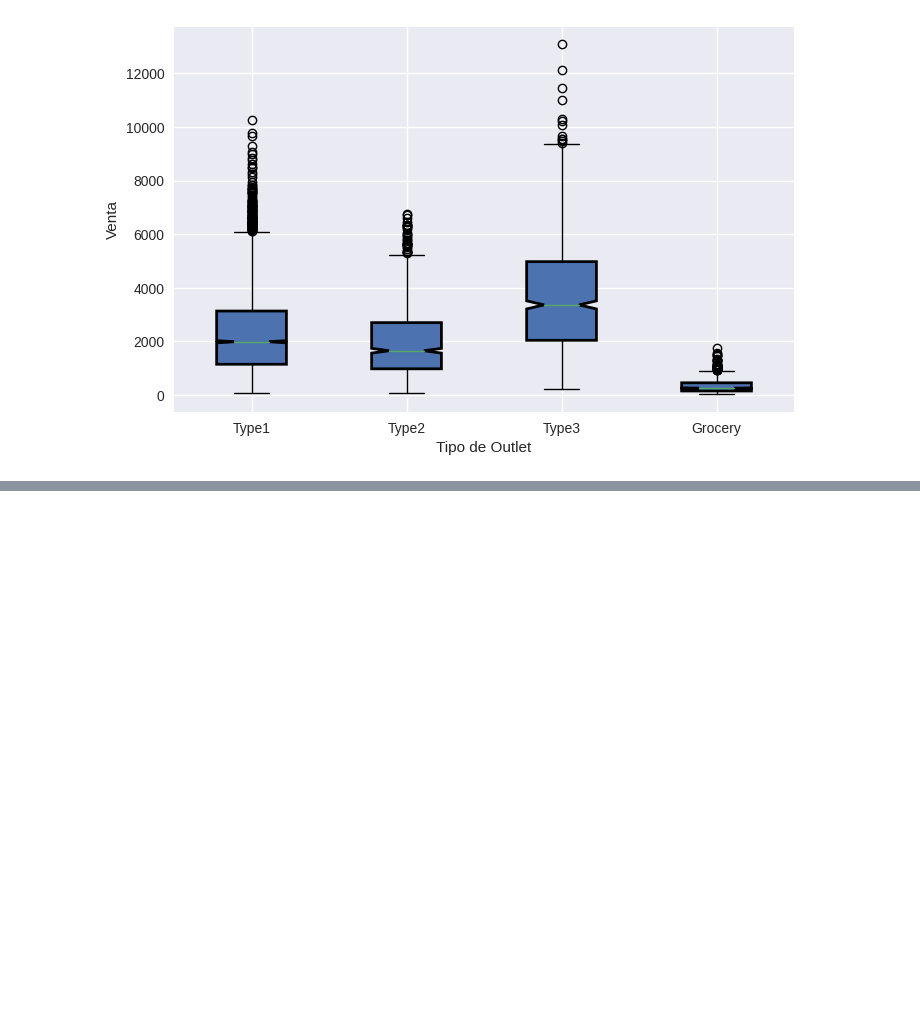
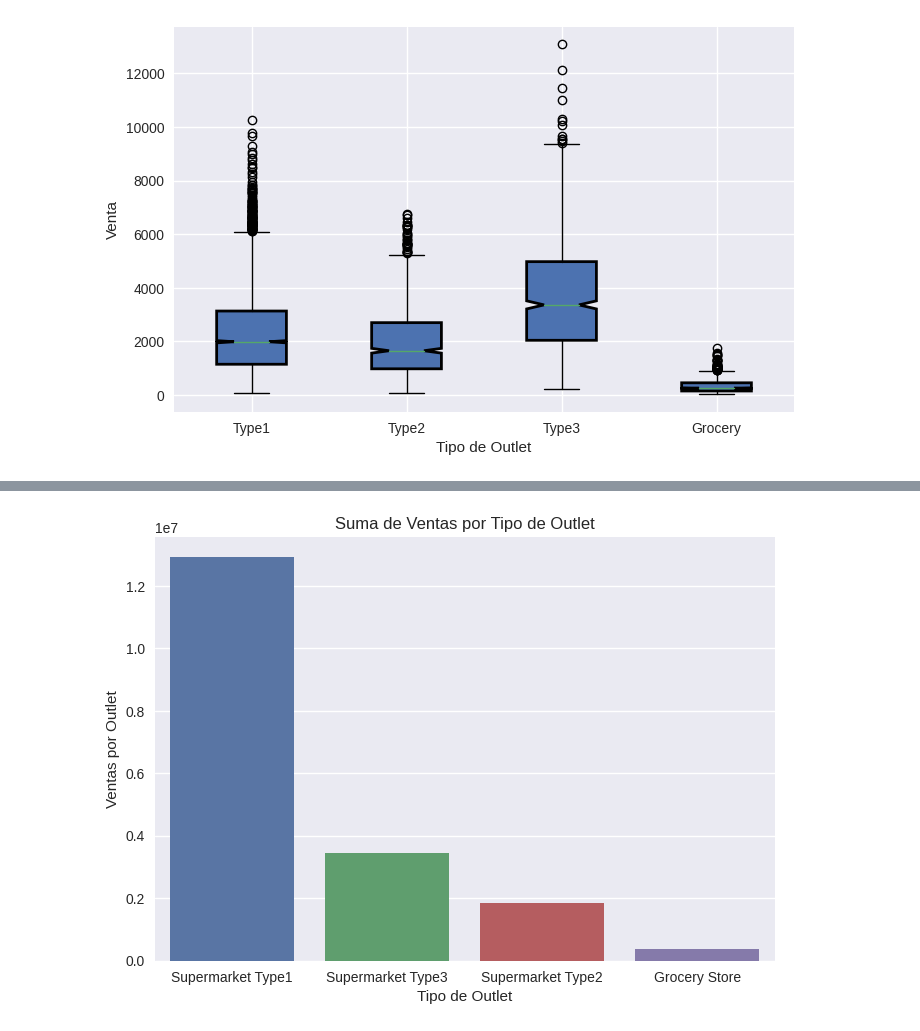
Before and after one commit to M-bytes/CD_Flash_DS, a Jupyter notebook: Copia_de_Sales_predictions.ipynb, the cells around one changed output, grey strips where cells are left out. Saved outputs shown, nothing was run; the diff lists cells and outputs as text; code cells hidden in the pictures; blank space fills up the shorter version.

```diff
--- a/Copia_de_Sales_predictions.ipynb
+++ b/Copia_de_Sales_predictions.ipynb
@@ -211,0 +219,5 @@ sns.heatmap(corr, cmap = 'Greens', annot = True)
+# %%
+ventas_por_outlet = df.groupby('Outlet_Type')['Item_Outlet_Sales'].sum().sort_values(ascending=False)
+sns.barplot (x=ventas_por_outlet.index, y=ventas_por_outlet.values).set(title = 'Suma de Ventas por Tipo de Outlet', ylabel ='Ventas por Outlet', xlabel='Tipo de Outlet')
+# %% [output]
+[figure, added]
```
Also changed, not shown: parts of 9 cells of this notebook.
